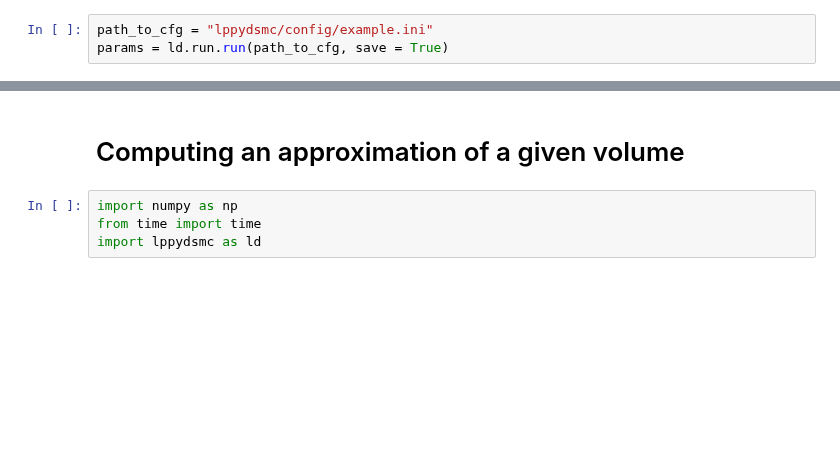
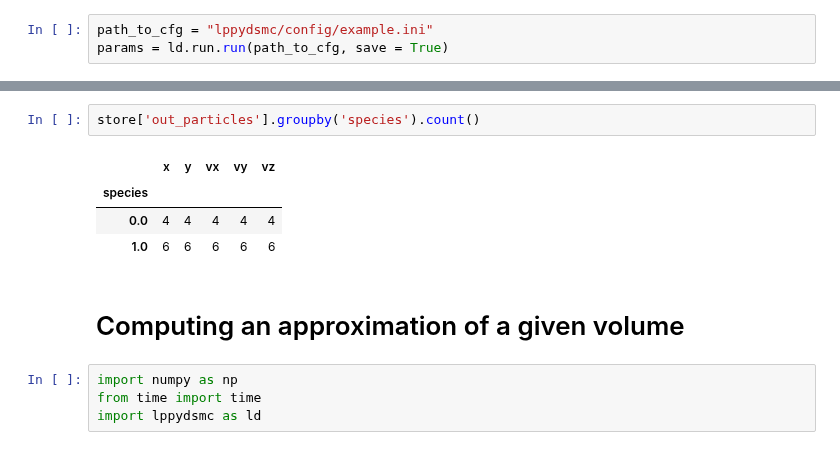
Before and after one commit to Quettle/lppydsmc, a Jupyter notebook: dev_tests.ipynb, the cells around one changed output, grey strips where cells are left out. Saved outputs shown, nothing was run; the diff lists cells and outputs as text; blank space fills up the shorter version.

```diff
--- a/dev_tests.ipynb
+++ b/dev_tests.ipynb
@@ -1167,3 +1194,10 @@ for key, val in params['setup']['containers'].items():
+# %%
+store['out_particles'].groupby('species').count()
+# %% [output]
+|  | x | y | vx | vy | vz |
+| species |  |  |  |  |  |
+| 0.0 | 4 | 4 | 4 | 4 | 4 |
+| 1.0 | 6 | 6 | 6 | 6 | 6 |
 # %% [markdown]
 # Computing an approximation of a given volume
 # %%
```
Also changed, not shown: parts of 41 cells of this notebook.
